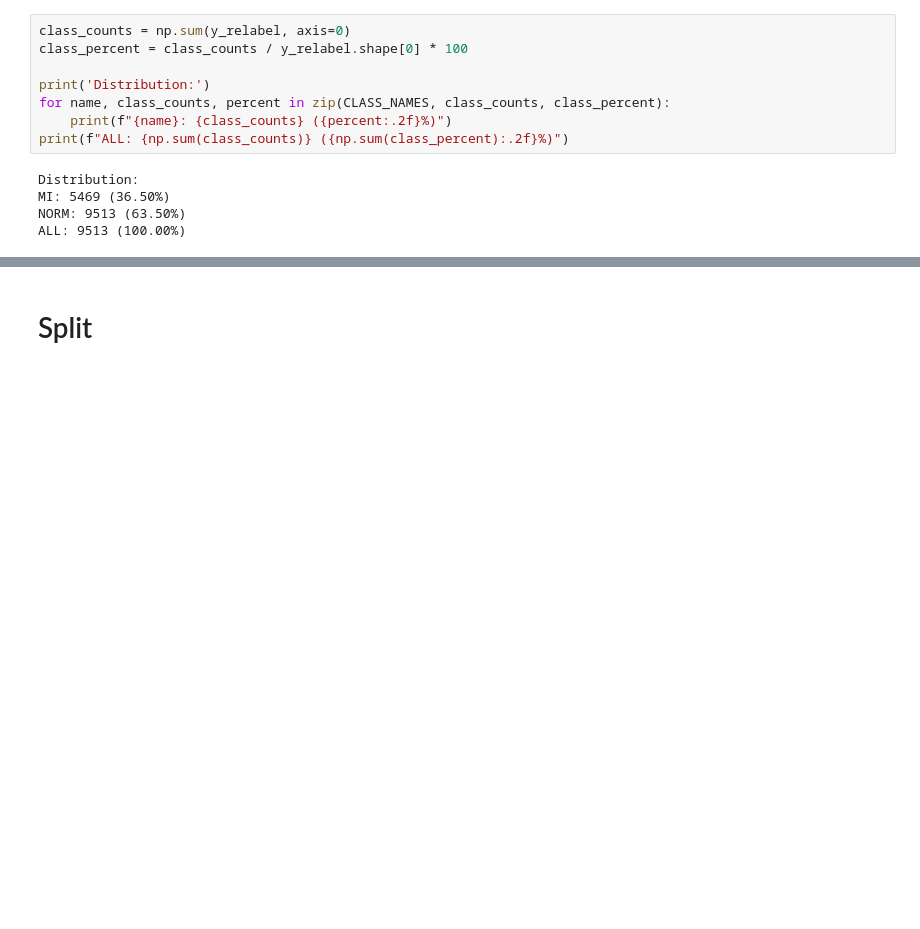
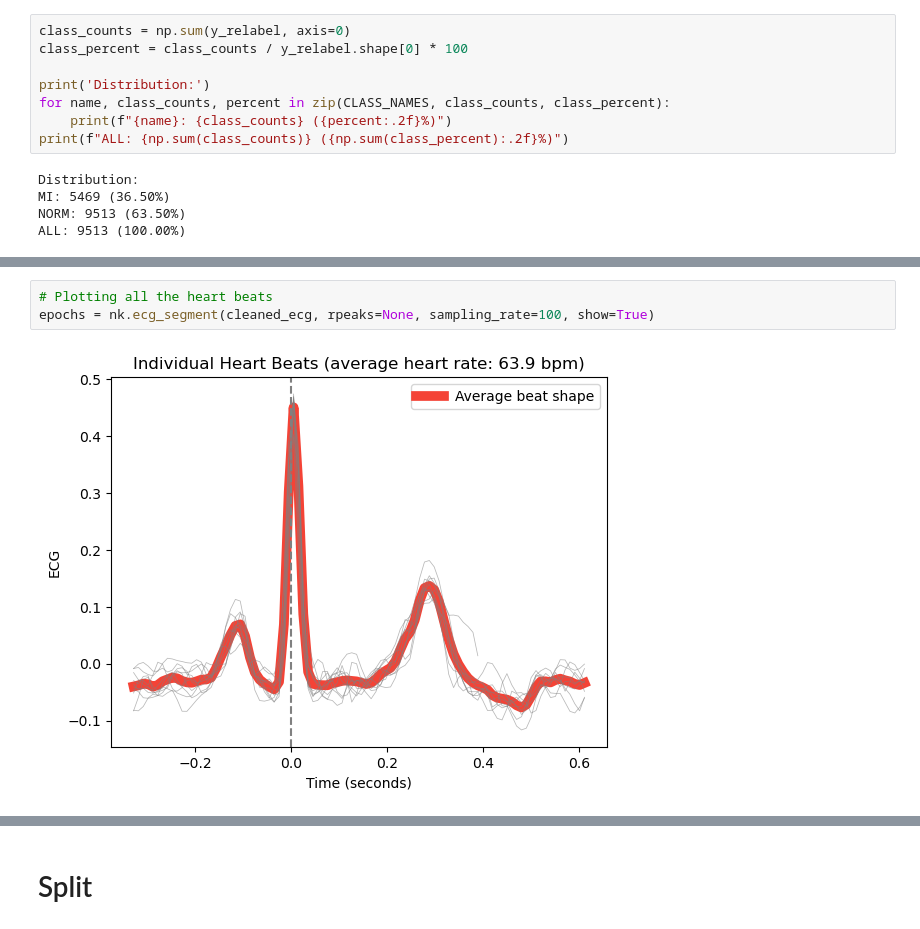
Before and after one commit to AliceKitchkin/ECG_xAI, a Jupyter notebook: notebooks/01_data_pipeline.ipynb, the cells around one changed output, grey strips where cells are left out. Cells and saved outputs as stored; diff of their text form; blank space fills up the shorter version.

```diff
--- a/notebooks/01_data_pipeline.ipynb
+++ b/notebooks/01_data_pipeline.ipynb
@@ -108,0 +129,5 @@ ALL: 9513 (100.00%)
+# %%
+# Plotting all the heart beats
+epochs = nk.ecg_segment(cleaned_ecg, rpeaks=None, sampling_rate=100, show=True)
+# %% [output]
+[figure, added]
```
Also changed, not shown: parts of 10 cells of this notebook.
